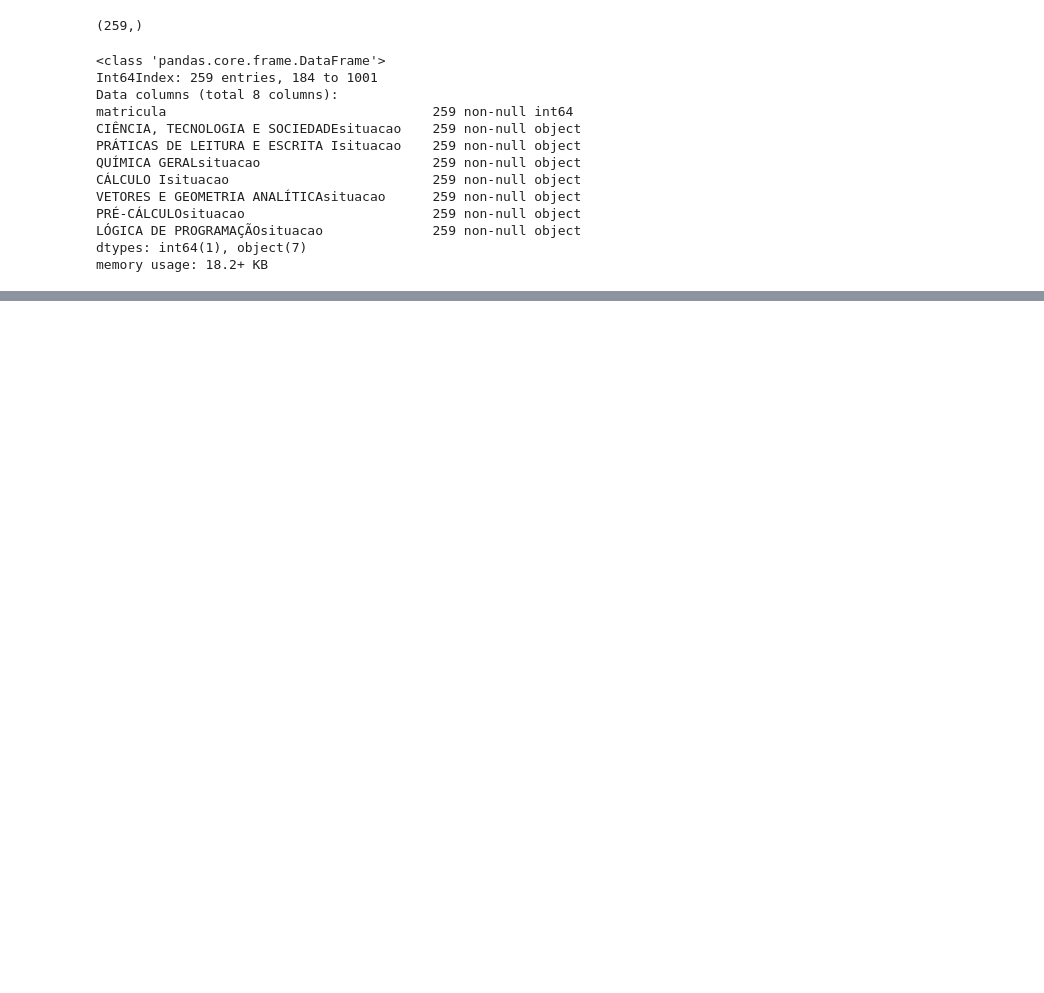
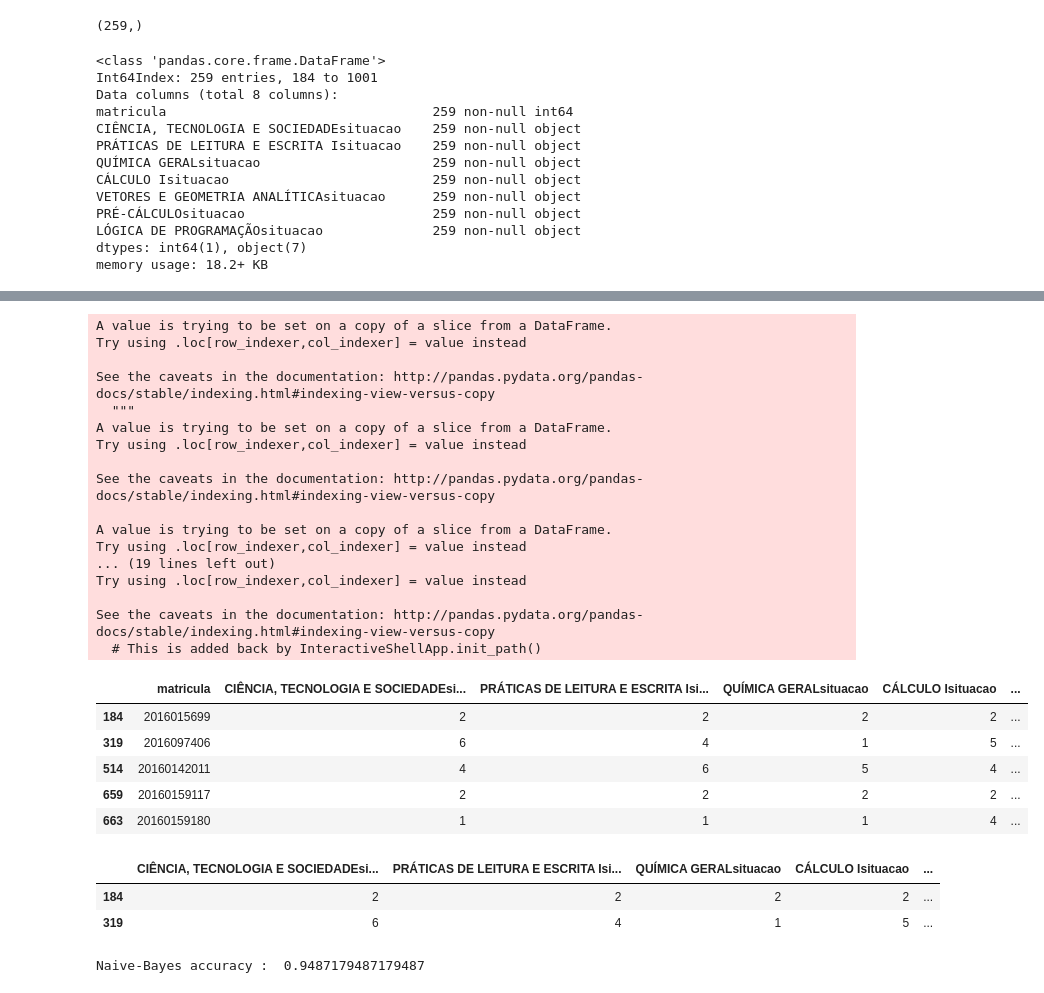
Before and after one commit to repitta/CienciaDeDadosEducacionais, a Jupyter notebook: Análise_Luana.ipynb, the cells around one changed output, grey strips where cells are left out. Drawn from its saved outputs; the diff is of its cells as text; code cells hidden in the pictures; blank space fills up the shorter version.

```diff
--- a/Análise_Luana.ipynb
+++ b/Análise_Luana.ipynb
@@ -339,0 +320,50 @@ datasetBayes
+# %%
+#import the necessary module
+from sklearn import preprocessing
+# create the Labelencoder object
+le = preprocessing.LabelEncoder()
+#convert the categorical columns into numeric
+datasetBayes['CIÊNCIA, TECNOLOGIA E SOCIEDADEsituacao'] = le.fit_transform(datasetBayes['CIÊNCIA, TECNOLOGIA E SOCIEDADEsituacao'])
+datasetBayes['PRÁTICAS DE LEITURA E ESCRITA Isituacao'] = le.fit_transform(datasetBayes['PRÁTICAS DE LEITURA E ESCRITA Isituacao'])
+datasetBayes['VETORES E GEOMETRIA ANALÍTICAsituacao']   = le.fit_transform(datasetBayes['VETORES E GEOMETRIA ANALÍTICAsituacao'])
+datasetBayes['QUÍMICA GERALsituacao']                   = le.fit_transform(datasetBayes['QUÍMICA GERALsituacao'])
+datasetBayes['LÓGICA DE PROGRAMAÇÃOsituacao']           = le.fit_transform(datasetBayes['LÓGICA DE PROGRAMAÇÃOsituacao'])
+datasetBayes['PRÉ-CÁLCULOsituacao']                     = le.fit_transform(datasetBayes['PRÉ-CÁLCULOsituacao'])
+datasetBayes['CÁLCULO Isituacao']                       = le.fit_transform(datasetBayes['CÁLCULO Isituacao'])
+#display the initial records
+datasetBayes.head()
+# %% [output]
+A value is trying to be set on a copy of a slice from a DataFrame.
+Try using .loc[row_indexer,col_indexer] = value instead
+
+See the caveats in the documentation: http://pandas.pydata.org/pandas-docs/stable/indexing.html#indexing-view-versus-copy
+  """
+A value is trying to be set on a copy of a slice from a DataFrame.
+Try using .loc[row_indexer,col_indexer] = value instead
+
+See the caveats in the documentation: http://pandas.pydata.org/pandas-docs/stable/indexing.html#indexing-view-versus-copy
+
+A value is trying to be set on a copy of a slice from a DataFrame.
+Try using .loc[row_indexer,col_indexer] = value instead
+... (19 lines left out)
+Try using .loc[row_indexer,col_indexer] = value instead
+
+See the caveats in the documentation: http://pandas.pydata.org/pandas-docs/stable/indexing.html#indexing-view-versus-copy
+  # This is added back by InteractiveShellApp.init_path()
+|  | matricula | CIÊNCIA, TECNOLOGIA E SOCIEDADEsi... | PRÁTICAS DE LEITURA E ESCRITA Isi... | QUÍMICA GERALsituacao | CÁLCULO Isituacao | ... |
+| 184 | 2016015699 | 2 | 2 | 2 | 2 | ... |
+| 319 | 2016097406 | 6 | 4 | 1 | 5 | ... |
+| 514 | 20160142011 | 4 | 6 | 5 | 4 | ... |
+| 659 | 20160159117 | 2 | 2 | 2 | 2 | ... |
+| 663 | 20160159180 | 1 | 1 | 1 | 4 | ... |
+# %%
+copy = datasetBayes.drop("matricula", axis=1)
+cols = copy.columns
+data = copy[cols]
+#retirar a coluna LÓGICA DE PROGRAMAÇÃOsituacao pq é a coluna que queremos prever
+target = copy['LÓGICA DE PROGRAMAÇÃOsituacao']
+data.head(n=2)
+# %% [output]
+|  | CIÊNCIA, TECNOLOGIA E SOCIEDADEsi... | PRÁTICAS DE LEITURA E ESCRITA Isi... | QUÍMICA GERALsituacao | CÁLCULO Isituacao | ... |
+| 184 | 2 | 2 | 2 | 2 | ... |
+| 319 | 6 | 4 | 1 | 5 | ... |
@@ -339,0 +375,12 @@ datasetBayes
+# %%
+from sklearn.naive_bayes import GaussianNB
+from sklearn.metrics import accuracy_score
+#create an object of the type GaussianNB
+gnb = GaussianNB()
+#train the algorithm on training data and predict using the testing data
+pred = gnb.fit(data_train, target_train).predict(data_test)
+#print(pred.tolist())
+#print the accuracy score of the model
+print("Naive-Bayes accuracy : ",accuracy_score(target_test, pred, normalize = True))
+# %% [output]
+Naive-Bayes accuracy :  0.9487179487179487
```
Also changed, not shown: parts of 3 cells of this notebook.
